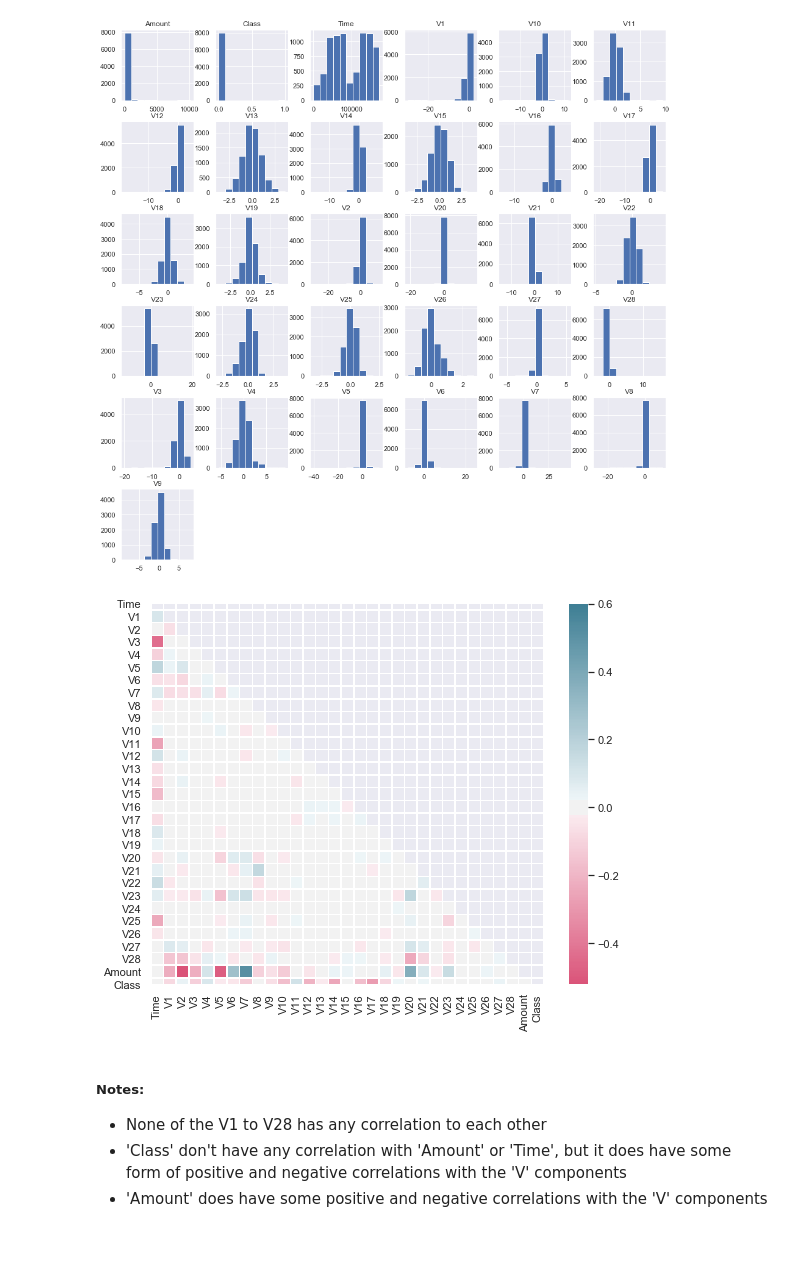
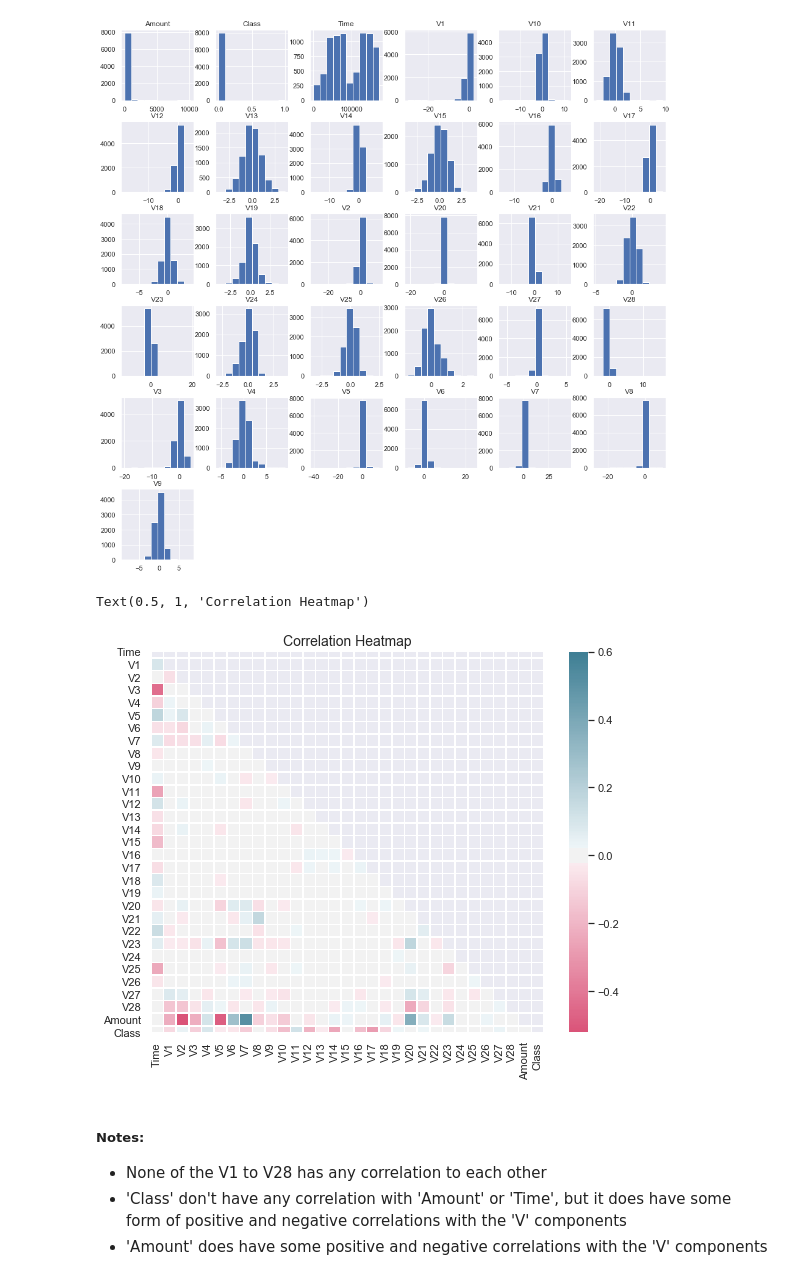
Before and after one commit to ThoaShook/Fraud_Detection, a Jupyter notebook: CreditCard_Fraud_Detection.ipynb, the cells around one changed output. Saved outputs shown, nothing was run; the diff lists cells and outputs as text; code cells hidden in the pictures; blank space fills up the shorter version.

```diff
--- a/CreditCard_Fraud_Detection.ipynb
+++ b/CreditCard_Fraud_Detection.ipynb
@@ -64,18 +64,20 @@ plt.show()
 # %%
 # create the correlation heatmap
 corr = df.corr()
 mask = np.zeros_like(corr, dtype=np.bool)
 mask[np.triu_indices_from(mask)] = True
 
 fig, axs = plt.subplots(figsize=(9, 7))
 
 cmap = sns.diverging_palette(1,222, as_cmap=True)
 
 sns.heatmap(corr, mask=mask,cmap=cmap, vmax=.6,
             center=0, square=True,
             linewidths=.5, cbar_kws={"shrink": 1});
+plt.title('Correlation Heatmap', fontsize =14)
 # %% [output]
+Text(0.5, 1, 'Correlation Heatmap')
-[figure, old version]
+[figure, new version]
 # %% [markdown]
 ##### Notes:
 * None of the V1 to V28 has any correlation to each other
```
Also changed, not shown: parts of 4 cells of this notebook.
